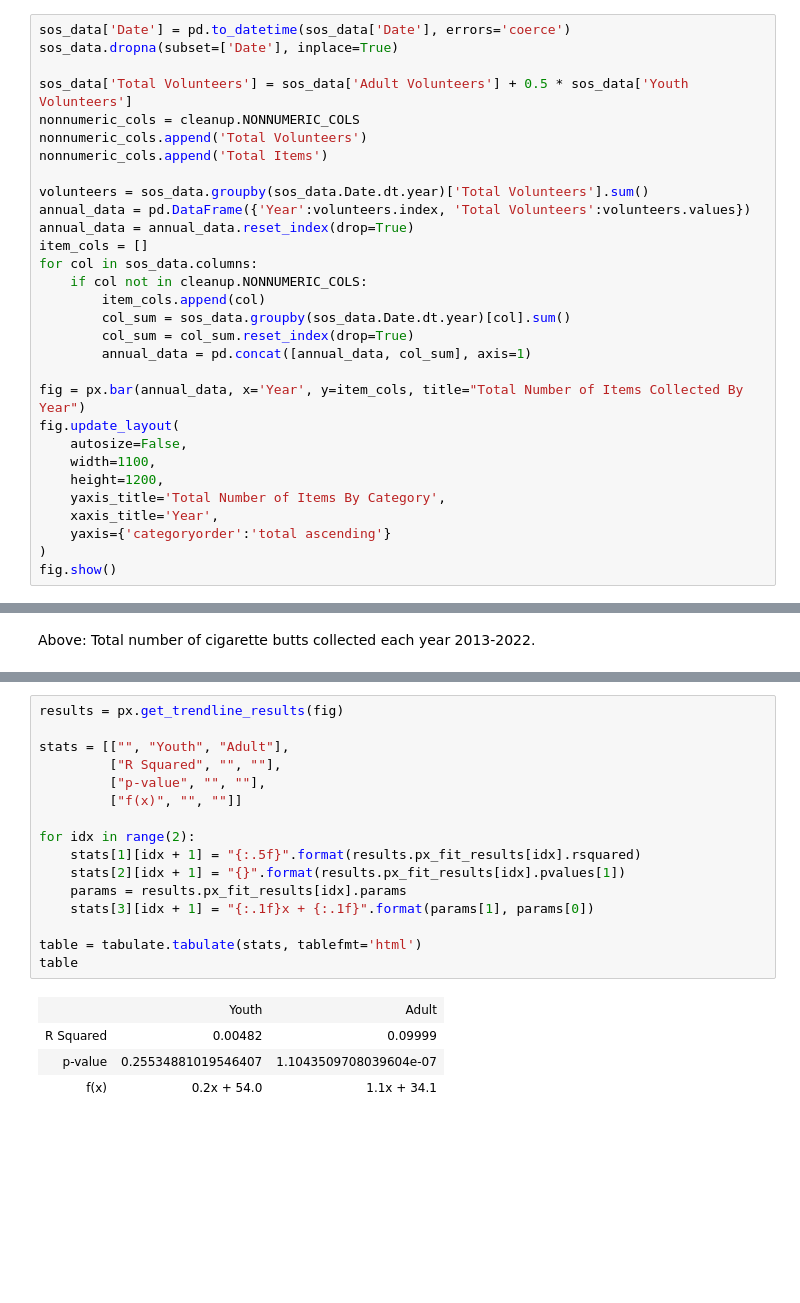
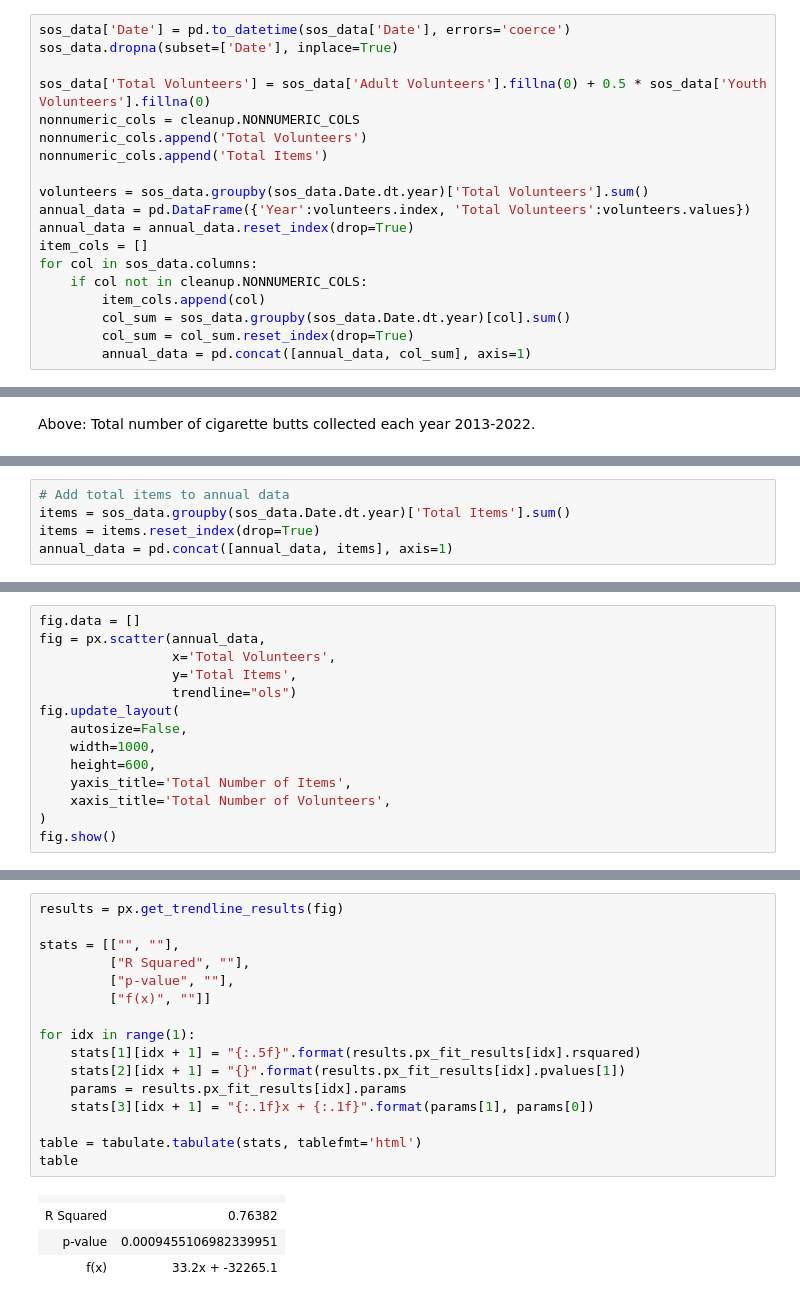
Before and after one commit to jennyfolkesson/saveOurShores, a Jupyter notebook: SOS_cleanup_data.ipynb, the cells around one changed output, grey strips where cells are left out. Drawn from its saved outputs; the diff is of its cells as text; blank space fills up the shorter version.

```diff
--- a/SOS_cleanup_data.ipynb
+++ b/SOS_cleanup_data.ipynb
@@ -143,7 +146,7 @@ Here we'll look at the number of items cleaned up every year from 2013-2022. In
 sos_data['Date'] = pd.to_datetime(sos_data['Date'], errors='coerce')
 sos_data.dropna(subset=['Date'], inplace=True)
 
-sos_data['Total Volunteers'] = sos_data['Adult Volunteers'] + 0.5 * sos_data['Youth Volunteers']
+sos_data['Total Volunteers'] = sos_data['Adult Volunteers'].fillna(0) + 0.5 * sos_data['Youth Volunteers'].fillna(0)
 nonnumeric_cols = cleanup.NONNUMERIC_COLS
 nonnumeric_cols.append('Total Volunteers')
 nonnumeric_cols.append('Total Items')
@@ -158,14 +161,3 @@ for col in sos_data.columns:
         col_sum = sos_data.groupby(sos_data.Date.dt.year)[col].sum()
         col_sum = col_sum.reset_index(drop=True)
         annual_data = pd.concat([annual_data, col_sum], axis=1)
-
-fig = px.bar(annual_data, x='Year', y=item_cols, title="Total Number of Items Collected By Year")
-fig.update_layout(
-    autosize=False,
-    width=1100,
-    height=1200,
-    yaxis_title='Total Number of Items By Category',
-    xaxis_title='Year',
-    yaxis={'categoryorder':'total ascending'}
-)
-fig.show()
@@ -224,0 +197,5 @@ fig.show()
+# %%
+# Add total items to annual data
+items = sos_data.groupby(sos_data.Date.dt.year)['Total Items'].sum()
+items = items.reset_index(drop=True)
+annual_data = pd.concat([annual_data, items], axis=1)
@@ -224,0 +204,14 @@ fig.show()
+# %%
+fig.data = []
+fig = px.scatter(annual_data,
+                 x='Total Volunteers',
+                 y='Total Items',
+                 trendline="ols")
+fig.update_layout(
+    autosize=False,
+    width=1000,
+    height=600,
+    yaxis_title='Total Number of Items',
+    xaxis_title='Total Number of Volunteers',
+)
+fig.show()
@@ -227,22 +222,22 @@ There are clearly some outliers here that are worth investigating, but for now w
 # %%
 results = px.get_trendline_results(fig)
 
-stats = [["", "Youth", "Adult"],
-         ["R Squared", "", ""],
-         ["p-value", "", ""],
-         ["f(x)", "", ""]]
+stats = [["", ""],
+         ["R Squared", ""],
+         ["p-value", ""],
+         ["f(x)", ""]]
 
-for idx in range(2):
+for idx in range(1):
     stats[1][idx + 1] = "{:.5f}".format(results.px_fit_results[idx].rsquared)
     stats[2][idx + 1] = "{}".format(results.px_fit_results[idx].pvalues[1])
     params = results.px_fit_results[idx].params
     stats[3][idx + 1] = "{:.1f}x + {:.1f}".format(params[1], params[0])
 
 table = tabulate.tabulate(stats, tablefmt='html')
 table
 # %% [output]
-|  | Youth | Adult |
-| R Squared | 0.00482 | 0.09999 |
-| p-value | 0.25534881019546407 | 1.1043509708039604e-07 |
-| f(x) | 0.2x + 54.0 | 1.1x + 34.1 |
+|  |  |
+| R Squared | 0.76382 |
+| p-value | 0.0009455106982339951 |
+| f(x) | 33.2x + -32265.1 |
 # %% [markdown]
```
Also changed, not shown: parts of 16 cells of this notebook, 1 other file.
